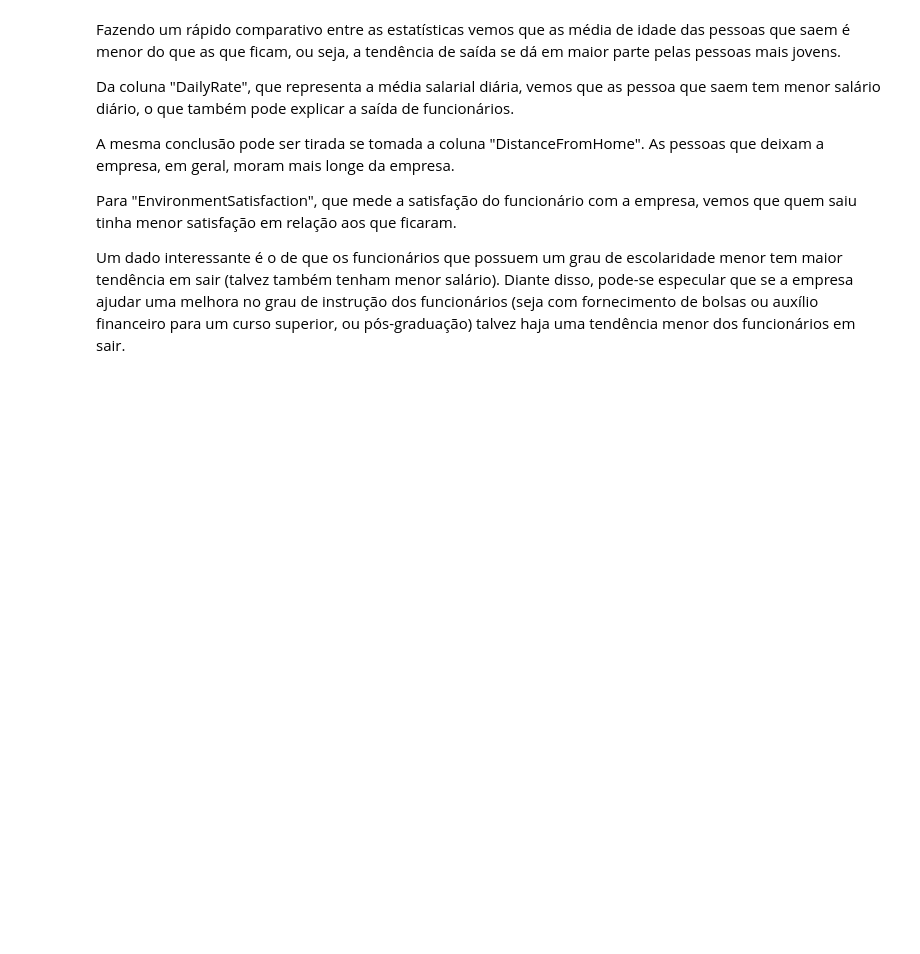
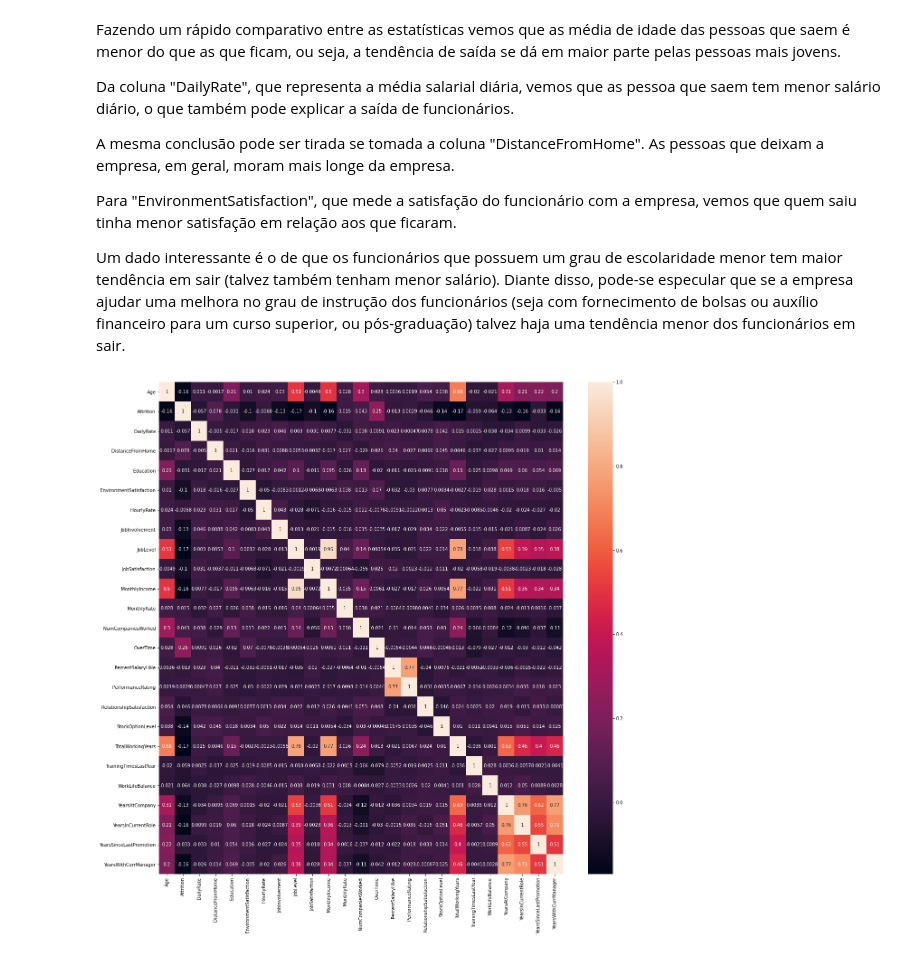
Before and after one commit to Mario-RJunior/Recursos_humanos_ML, a Jupyter notebook: Recursos_Humanos.ipynb, the cells around one changed output. Saved outputs shown, nothing was run; the diff lists cells and outputs as text; code cells hidden in the pictures; blank space fills up the shorter version.

Commit message:
Plot do heatmap para a correlação

```diff
--- a/Recursos_Humanos.ipynb
+++ b/Recursos_Humanos.ipynb
@@ -186,3 +186,10 @@ A mesma conclusão pode ser tirada se tomada a coluna "DistanceFromHome". As pes
 Para "EnvironmentSatisfaction", que mede a satisfação do funcionário com a empresa, vemos que quem saiu tinha menor satisfação em relação aos que ficaram.
 
 Um dado interessante é o de que os funcionários que possuem um grau de escolaridade menor tem maior tendência em sair (talvez também tenham menor salário). Diante disso, pode-se especular que se a empresa ajudar uma melhora no grau de instrução dos funcionários (seja com fornecimento de bolsas ou auxílio financeiro para um curso superior, ou pós-graduação) talvez haja uma tendência menor dos funcionários em sair.
+# %%
+# Verificando a correlação entre os atributos
+correlations = employee_df.corr()
+fig, axe = plt.subplots(figsize=(20,20))
+sns.heatmap(correlations, annot=True);
+# %% [output]
+[figure, added]
```
